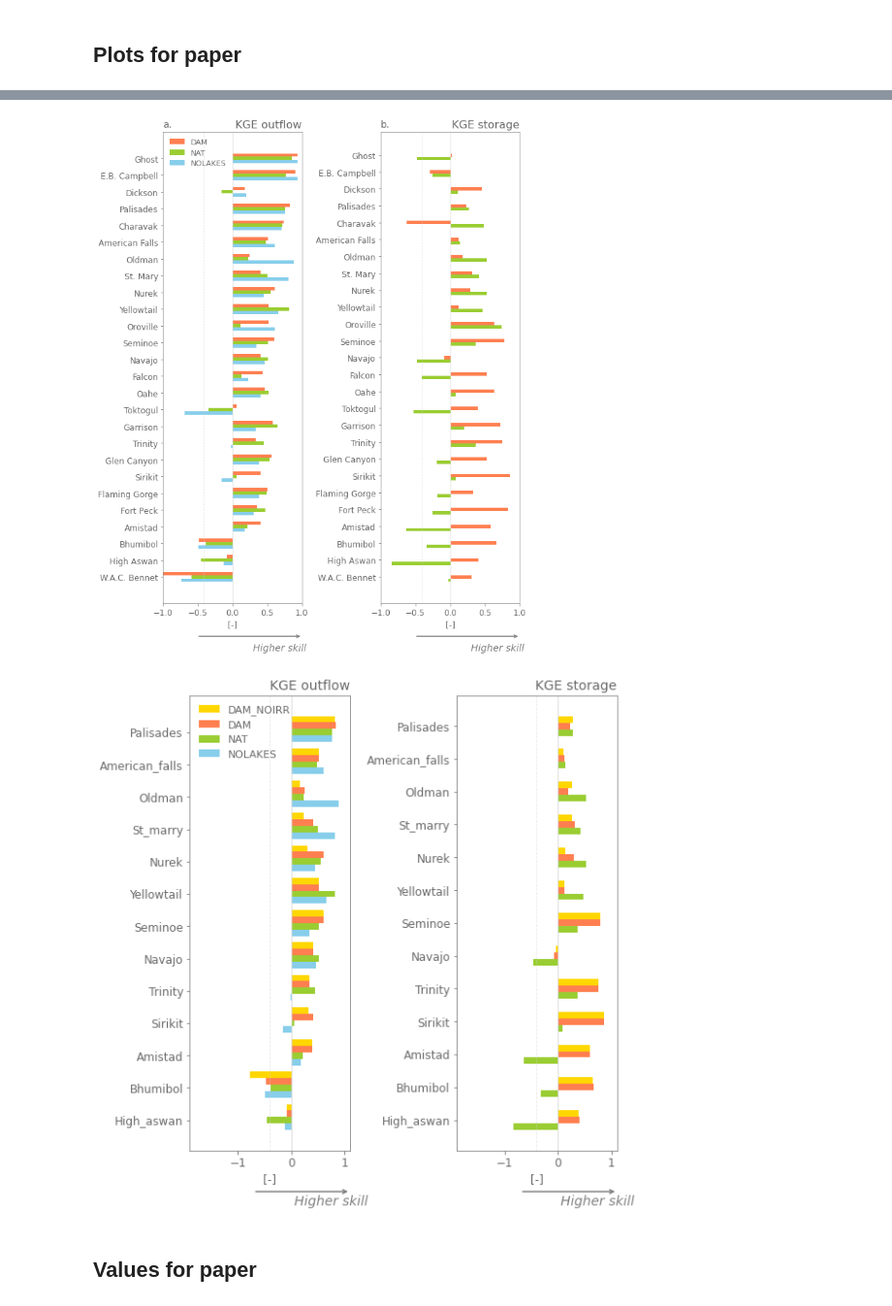
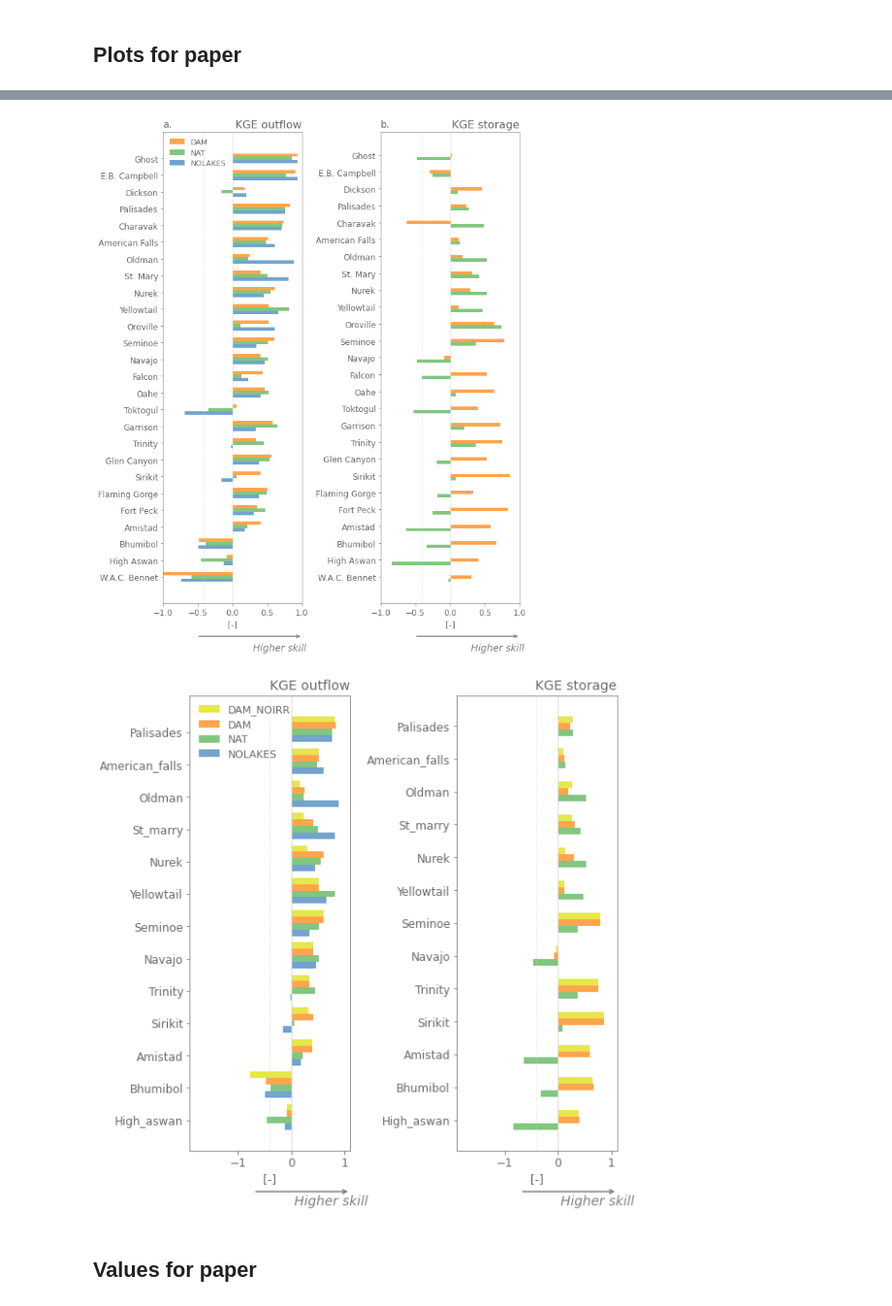
Before and after one commit to VUB-HYDR/2022_Vanderkelen_etal_GMD, a Jupyter notebook: analysis/local_Hanasaki_resobs_plotting.ipynb, the cells around one changed output, grey strips where cells are left out. Shown at 97% size. Drawn from its saved outputs; the diff is of its cells as text; code cells hidden in the pictures.

```diff
--- a/analysis/local_Hanasaki_resobs_plotting.ipynb
+++ b/analysis/local_Hanasaki_resobs_plotting.ipynb
@@ -28,6 +28,19 @@ secperhour  = 3600
 dt          = 86400 # time of the modeling can be also hourly for mizuRout
 
 daypermonth = 30 # average day in a month
+
+# colorblind friendly colors
+colors_cbfriendly = {
+    'blue':   '#377eb8',
+    'orange': '#ff7f00',
+    'green':  '#4daf4a',
+    'pink':   '#f781bf',
+    'brown':  '#a65628',
+    'purple': '#984ea3',
+    'gray':   '#999999',
+    'red':    '#e41a1c',
+    'yellow': '#dede00'
+}
 # %% [markdown]
 ### Settings
 # %%
@@ -54,7 +67,10 @@ if do_monthly:
 cases = ['nolake', 'natlake', 'H06', 'H06_noirrig']#, 'H06_noirrig'] #'H06_noirrig'
 cases_simple = ['nolake', 'natlake', 'H06']
 cases_longname = ['NOLAKES', 'NAT', 'DAM', 'DAM_NOIRR' ]#, 'H06_noirrig']
-colors = [ 'skyblue','yellowgreen', 'coral','gold' ]
+colors = [ colors_cbfriendly['blue'], colors_cbfriendly['green'], colors_cbfriendly['orange'], colors_cbfriendly['yellow']]#'gold' ]
+#colors = [colors_cbfriendly['blue'],colors_cbfriendly['green'],colors_cbfriendly['orange'],colors_cbfriendly['yellow']]
+
+
 
 # open topology
 ntopo = xr.open_dataset(outdir+'ancillary_data/ntopo_hdma_mod.reorder_lake_H06'+sensitivity+'.nc')
@@ -1334,7 +1350,7 @@ for n,variable in enumerate(['outflow','storage']):
     ax = axes[n]
 
     for i,score in enumerate(scores):
-        ax.barh(barpositions[i,:], score,height = barWidth, label=cases_longname[i], color=colors_toplot[i])
+        ax.barh(barpositions[i,:], score,height = barWidth, label=cases_longname[i], color=colors_toplot[i], alpha=0.7)
     reservoir_subset_names = [names_dict[k] for k in reservoir_subset]
     ax.set_yticks([r + barWidth for r in range(len(barpositions[0,:]))])
     ax.set_yticklabels(reservoir_subset_names)
@@ -1410,7 +1426,7 @@ for n,variable in enumerate(['outflow','storage']):
     ax = axes[n]
 
     for i,score in enumerate(scores):
-        ax.barh(barpositions[i,:], score,height = barWidth, label=cases_longname[i], color=colors_toplot[i])
+        ax.barh(barpositions[i,:], score,height = barWidth, label=cases_longname[i], color=colors_toplot[i], alpha=0.7)
     reservoir_subset_names = [names_dict[k] for k in reservoir_subset]
     ax.set_yticks([r + barWidth for r in range(len(barpositions[0,:]))])
     ax.set_yticklabels(reservoir_subset_names)
@@ -1435,7 +1451,7 @@ fig.tight_layout()
 #fig.text(0.55, 1.01, 'Non-irrigation reservoirs', fontsize=16, fontstyle='normal');
 fig.savefig(scriptsdir+'plots/resobs_clm/kge'+monthly_fn+'_resobs.png', bbox_inches="tight")
 # %% [output]
-[figure, old version]
+[figure, new version]
 # %%
 # plot metrics
 
@@ -1486,35 +1502,35 @@ for n,variable in enumerate(['outflow','storage']):
 
     for i in range(1,barpositions.shape[0]):
         barpositions[i,:] =  [x + barWidth for x in barpositions[i-1,:] ]
 
     ax = axes[n]
     ax.axvline(-0.41, linewidth=0.8, color='lightgray', alpha=0.5, linestyle='--')
 
     for i,score in enumerate(scores):
-        ax.barh(barpositions[i,:], score,height = barWidth, label=cases_longname[i], color=colors_toplot[i])
+        ax.barh(barpositions[i,:], score,height = barWidth, label=cases_longname[i], color=colors_toplot[i], alpha=0.7)
     reservoir_subset_names = [names_dict[k] for k in reservoir_subset]
 
     ax.set_yticks([r + barWidth for r in range(len(barpositions[0,:]))])
     ax.set_yticklabels(reservoir_subset)
     ax.set_title(metric_names[metric]+' '+variable,loc='right', fontsize=14)
     ax.axvline(0, linewidth=0.8, color='lightgray')
 
     ax.set_xlim([-1.9,1.1])
     ax.set_xlabel('[-]')
 
     ax.annotate('', xy=(0.4,-0.09), xycoords=("axes fraction"), xytext=(1,-0.09), arrowprops=dict(arrowstyle="<-", color="gray",linewidth=1.5));
     ax.annotate('Higher skill', xy=(0.65,-0.12), xycoords=("axes fraction"), xytext=(0.65,-0.12), fontsize=14, color="gray",style='italic');
 
 handles, labels = axes[0].get_legend_handles_labels()
 axes[0].legend(handles[::-1], labels[::-1], fontsize=11, loc="upper left");
 
 fig.tight_layout()
 #fig.suptitle('Irrigation reservoirs', fontsize=16,x=0.1, y= 1.01);
 #fig.text(0.04, 1.01, 'Irrigation reservoirs', fontsize=16, fontstyle='normal');
 #fig.text(0.55, 1.01, 'Non-irrigation reservoirs', fontsize=16, fontstyle='normal');
 fig.savefig(scriptsdir+'plots/resobs_clm/kge_irrig'+monthly_fn+'_resobs.png', bbox_inches="tight")
 # %% [output]
-[figure, old version]
+[figure, new version]
 # %% [markdown]
 ## Values for paper
 # %%
```
Also changed, not shown: parts of 3 cells of this notebook, 7 other files.
